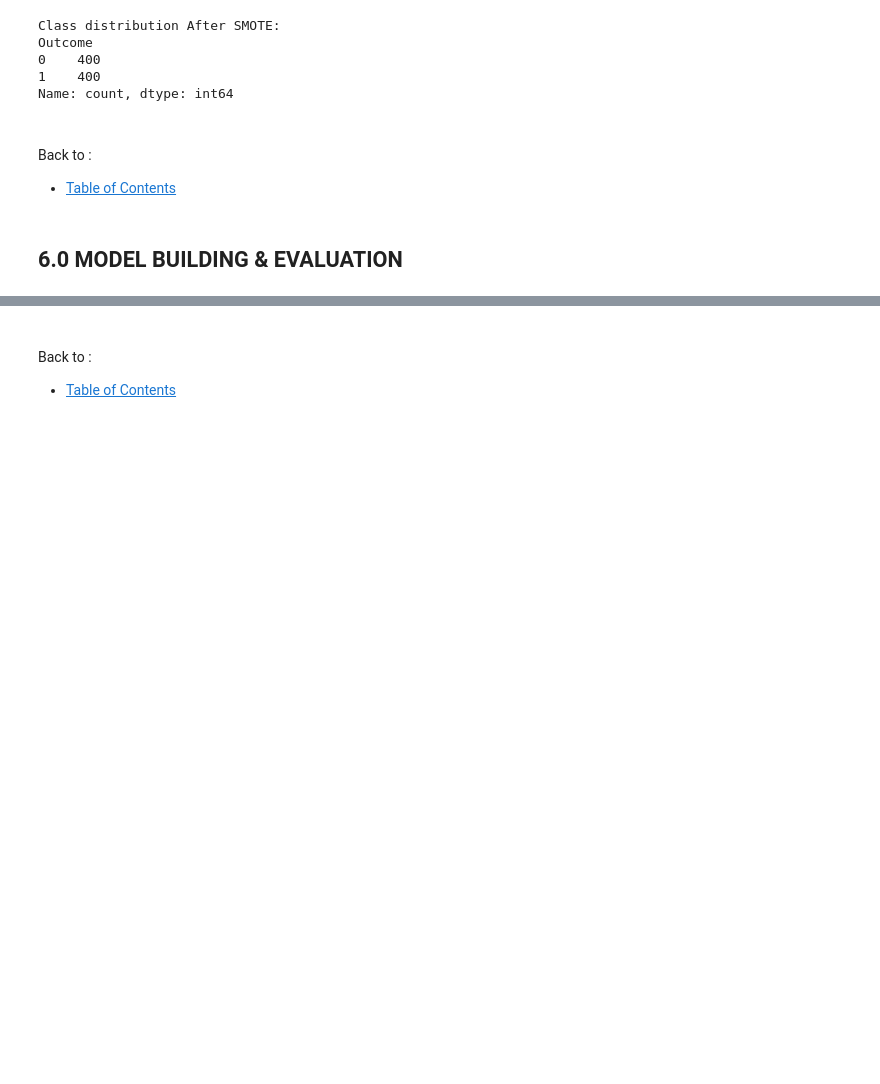
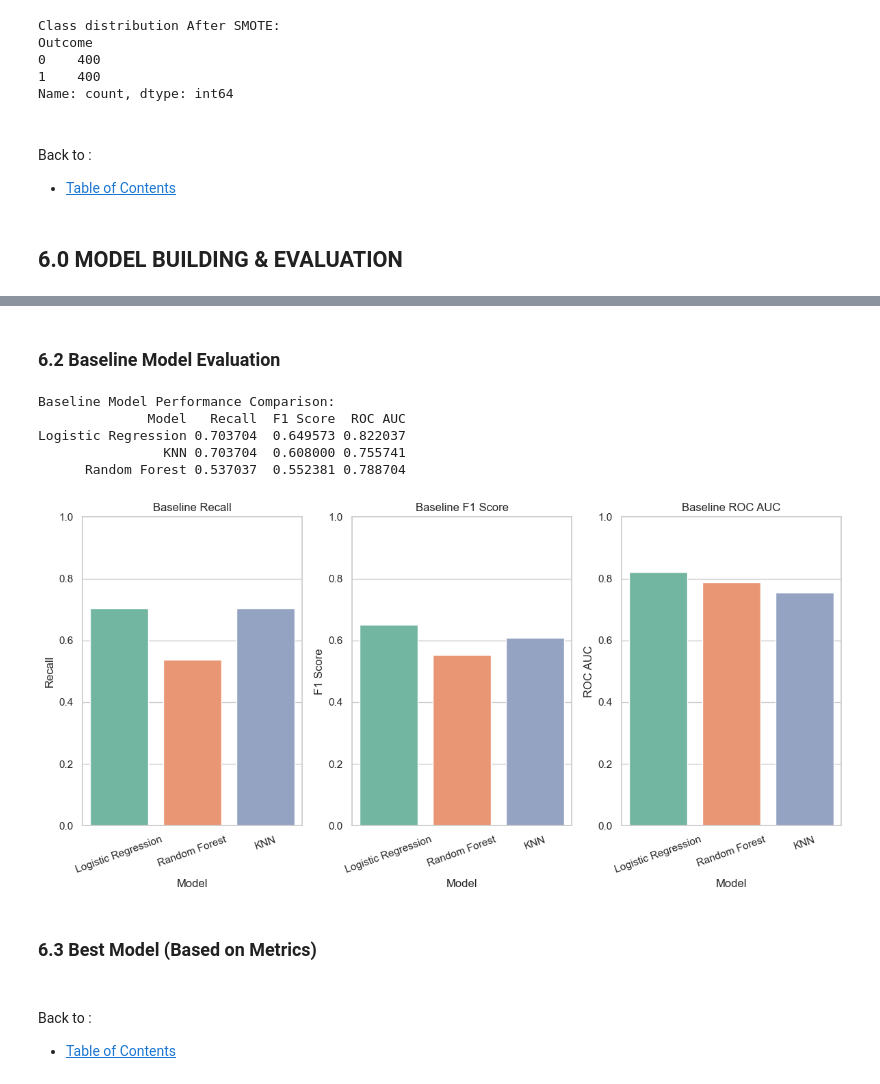
Before and after one commit to Similoluwa224/team_glucose_guard, a Jupyter notebook: capstone_diabetes.ipynb, the cells around one changed output, grey strips where cells are left out. Cells and saved outputs as stored; diff of their text form; code cells hidden in the pictures; blank space fills up the shorter version.

```diff
--- a/capstone_diabetes.ipynb
+++ b/capstone_diabetes.ipynb
@@ -1568,3 +1580,56 @@ Back to :
+# %%
+# K-Nearest Neighbours (KNN)
+knn_model = KNeighborsClassifier()
+knn_model.fit(X_knn, y_knn)
+y_pred_knn = knn_model.predict(X_encoded_test_scaled)
+# %% [markdown]
+### 6.2 Baseline Model Evaluation
+# %%
+# Evaluating metrics (Recall, F1 Score, ROC AUC)
+metrics = {
+    'Model': ['Logistic Regression', 'Random Forest', 'KNN'],
+    'Recall': [
+        recall_score(y_test, y_pred_log),
+        recall_score(y_test, y_pred_rf),
+        recall_score(y_test, y_pred_knn)
+    ],
+    'F1 Score': [
+        f1_score(y_test, y_pred_log),
+        f1_score(y_test, y_pred_rf),
+        f1_score(y_test, y_pred_knn)
+    ],
+    'ROC AUC': [
+        roc_auc_score(y_test, log_model.predict_proba(X_encoded_test_scaled)[:, 1]),
+        roc_auc_score(y_test, rf_model.predict_proba(X_encoded_test_scaled)[:, 1]),
+        roc_auc_score(y_test, knn_model.predict_proba(X_encoded_test_scaled)[:, 1])
+    ]
+}
+# %%
+# Evaluation Results
+results_df = pd.DataFrame(metrics)
+print("\nBaseline Model Performance Comparison:")
+print(results_df.sort_values(by='Recall', ascending=False).to_string(index=False))
+# %% [output]
+Baseline Model Performance Comparison:
+              Model   Recall  F1 Score  ROC AUC
+Logistic Regression 0.703704  0.649573 0.822037
+                KNN 0.703704  0.608000 0.755741
+      Random Forest 0.537037  0.552381 0.788704
+# %%
+# Visualising Baseline Metrics Results
+plt.figure(figsize=(12, 6))
+for i, metric in enumerate(['Recall', 'F1 Score', 'ROC AUC']):
+    plt.subplot(1, 3, i+1)
+    sns.barplot(data=results_df, x='Model', y=metric, hue='Model', palette='Set2', legend=False)
+    plt.title(f'Baseline {metric}')
+    plt.ylim(0, 1)
+    plt.xticks(rotation=20)
+plt.tight_layout()
+plt.show()
+# %% [output]
+[figure, added]
+# %% [markdown]
+### 6.3 Best Model (Based on Metrics)
 # %% [markdown]
 ##
 Back to :
```
Also changed, not shown: parts of 4 cells of this notebook.
